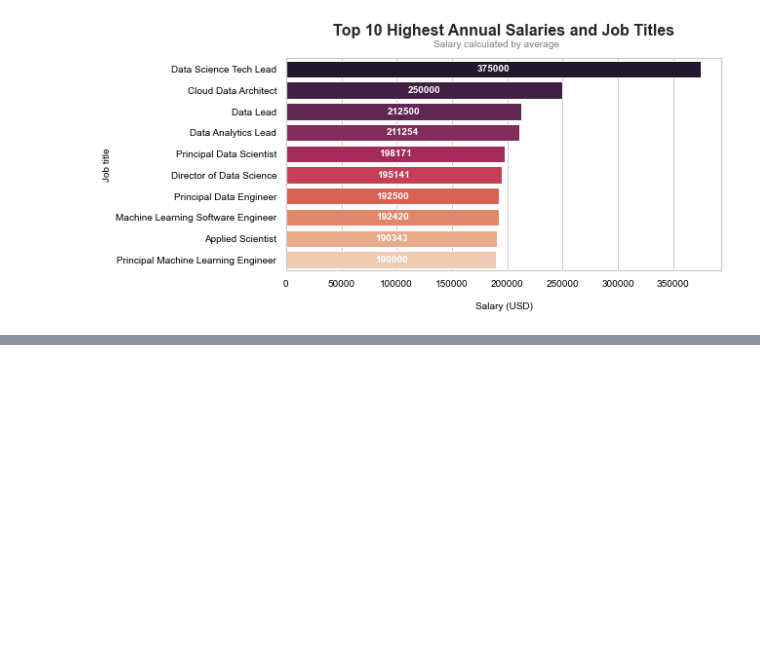
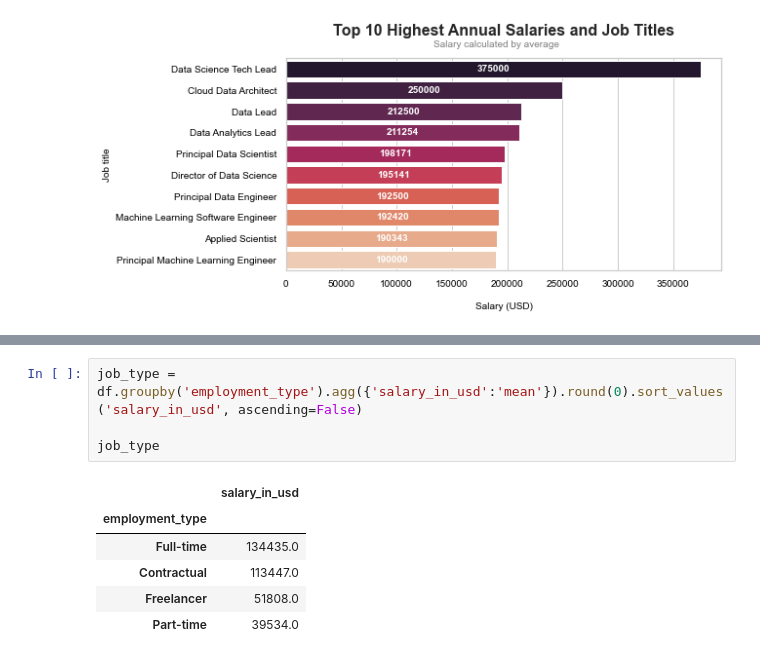
Before and after one commit to cmossman90/mim2023, a Jupyter notebook: Project.ipynb, the cells around one changed output, grey strips where cells are left out. Drawn from its saved outputs; the diff is of its cells as text; blank space fills up the shorter version.

```diff
--- a/Project.ipynb
+++ b/Project.ipynb
@@ -159,0 +201,11 @@ plt.show()
+# %%
+job_type = df.groupby('employment_type').agg({'salary_in_usd':'mean'}).round(0).sort_values('salary_in_usd', ascending=False)
+
+job_type
+# %% [output]
+|  | salary_in_usd |
+| employment_type |  |
+| Full-time | 134435.0 |
+| Contractual | 113447.0 |
+| Freelancer | 51808.0 |
+| Part-time | 39534.0 |
```
Also changed, not shown: parts of 9 cells of this notebook.
